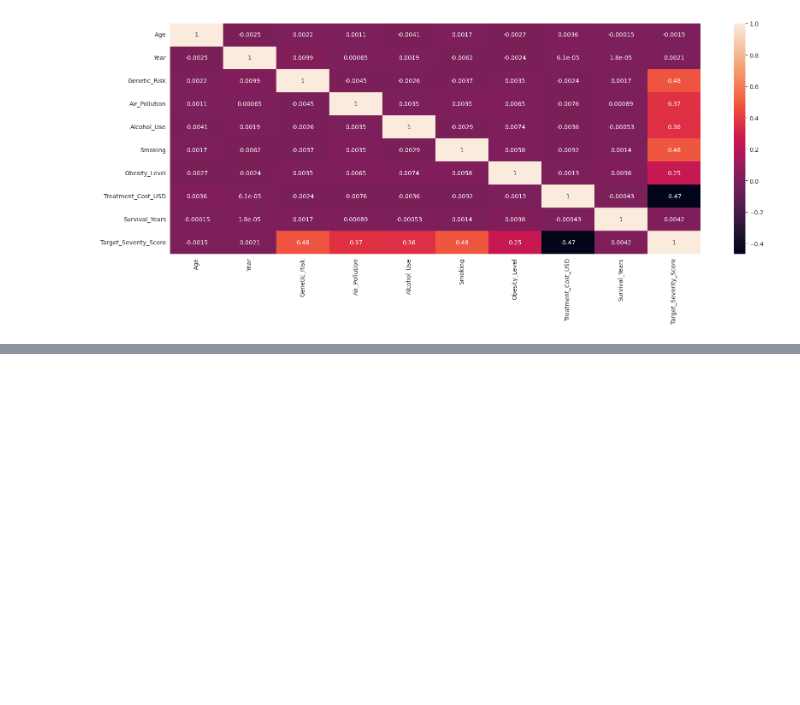
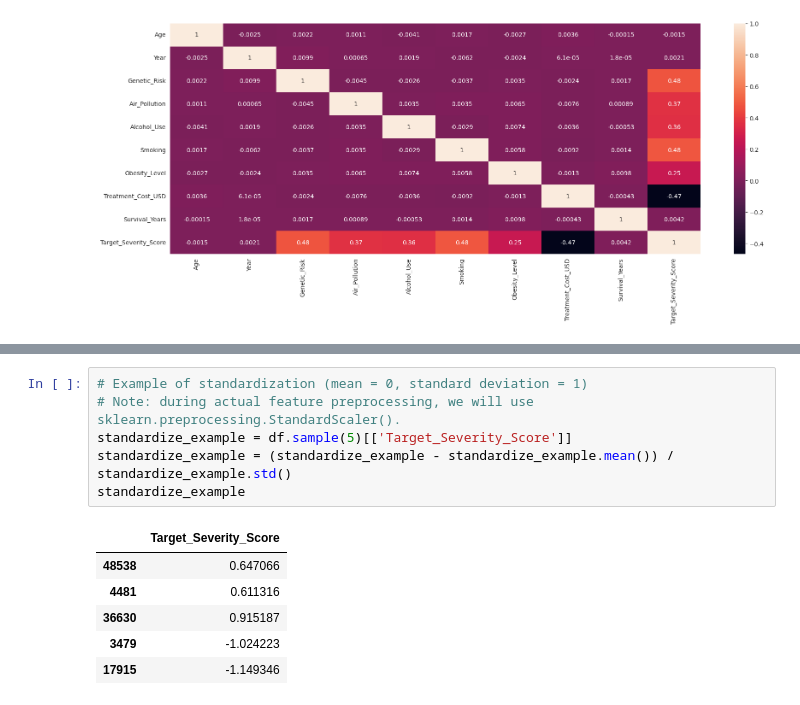
Before and after one commit to adityataps/ML, a Jupyter notebook: notebooks/Cancer QoL Multivariate Regression Modeling/cancer_qol_multivariate_regression.ipynb, the cells around one changed output, grey strips where cells are left out. Drawn from its saved outputs; the diff is of its cells as text; blank space fills up the shorter version.

```diff
--- a/notebooks/Cancer QoL Multivariate Regression Modeling/cancer_qol_multivariate_regression.ipynb
+++ b/notebooks/Cancer QoL Multivariate Regression Modeling/cancer_qol_multivariate_regression.ipynb
@@ -228,0 +292,13 @@ Zahid Feroze. “Global_cancer_patients_2015_2024.” Kaggle.com, 2015, www.kagg
+# %%
+# Example of standardization (mean = 0, standard deviation = 1)
+# Note: during actual feature preprocessing, we will use sklearn.preprocessing.StandardScaler().
+standardize_example = df.sample(5)[['Target_Severity_Score']]
+standardize_example = (standardize_example - standardize_example.mean()) / standardize_example.std()
+standardize_example
+# %% [output]
+|  | Target_Severity_Score |
+| 48538 | 0.647066 |
+| 4481 | 0.611316 |
+| 36630 | 0.915187 |
+| 3479 | -1.024223 |
+| 17915 | -1.149346 |
```
Also changed, not shown: parts of 9 cells of this notebook.
